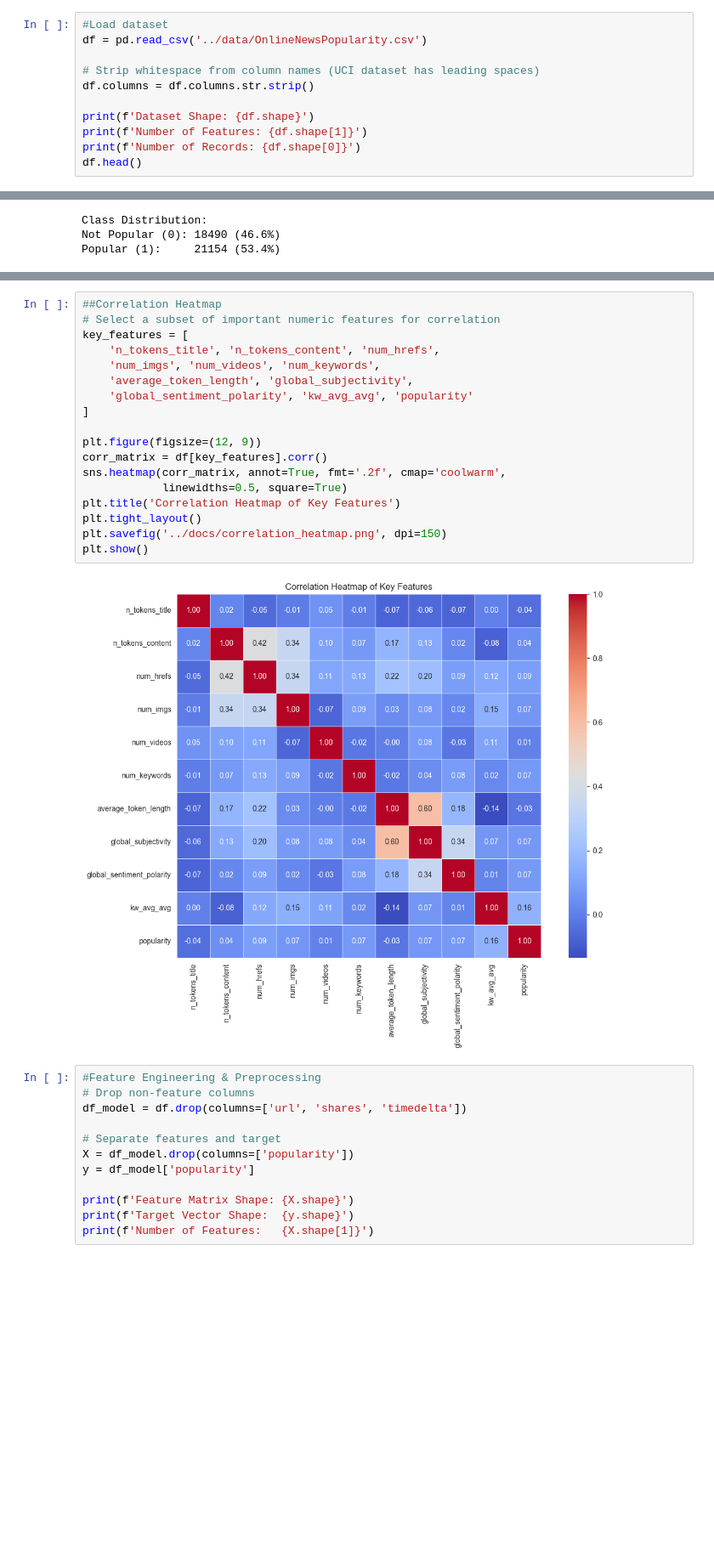
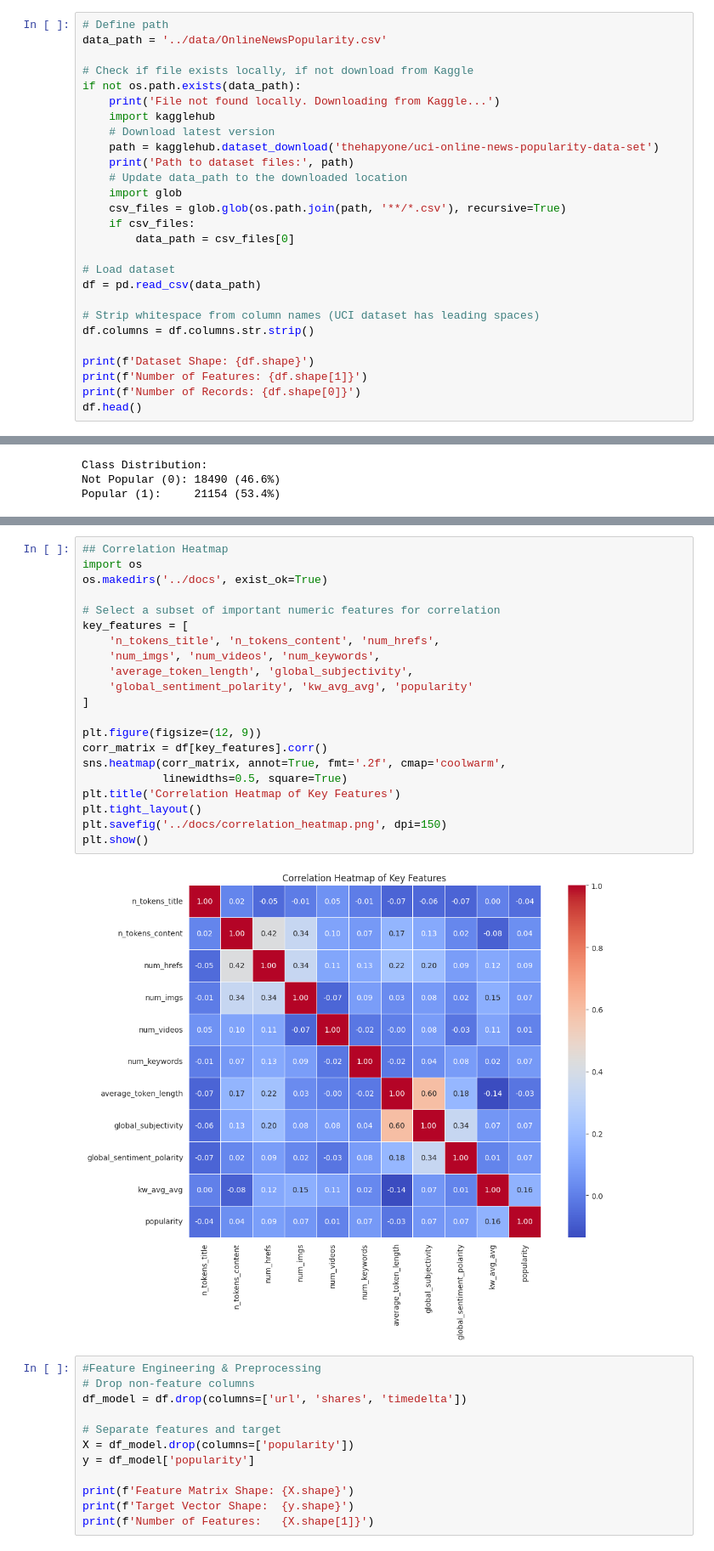
Before and after one commit to SLIIT-MSC-AI/ML_Group_Assignment, a Jupyter notebook: notebooks/EDA_and_Preprocessing.ipynb, the cells around one changed output, grey strips where cells are left out. Shown at 85% size. Cells and saved outputs as stored; diff of their text form; blank space fills up the shorter version.

Commit message:
feat: add automated Kaggle dataset download and ensure directory persistence for outputs

```diff
--- a/notebooks/EDA_and_Preprocessing.ipynb
+++ b/notebooks/EDA_and_Preprocessing.ipynb
@@ -13,8 +14,24 @@ warnings.filterwarnings('ignore')
 plt.rcParams['figure.figsize'] = (10, 6)
 sns.set_style('whitegrid')
 # %%
-#Load dataset
-df = pd.read_csv('../data/OnlineNewsPopularity.csv')
+# Define path
+data_path = '../data/OnlineNewsPopularity.csv'
+
+# Check if file exists locally, if not download from Kaggle
+if not os.path.exists(data_path):
+    print('File not found locally. Downloading from Kaggle...')
+    import kagglehub
+    # Download latest version
+    path = kagglehub.dataset_download('thehapyone/uci-online-news-popularity-data-set')
+    print('Path to dataset files:', path)
+    # Update data_path to the downloaded location
+    import glob
+    csv_files = glob.glob(os.path.join(path, '**/*.csv'), recursive=True)
+    if csv_files:
+        data_path = csv_files[0]
+
+# Load dataset
+df = pd.read_csv(data_path)
 
 # Strip whitespace from column names (UCI dataset has leading spaces)
 df.columns = df.columns.str.strip()
@@ -112,23 +135,26 @@ plt.show()
 # %%
-##Correlation Heatmap
+## Correlation Heatmap
+import os
+os.makedirs('../docs', exist_ok=True)
+
 # Select a subset of important numeric features for correlation
 key_features = [
     'n_tokens_title', 'n_tokens_content', 'num_hrefs',
     'num_imgs', 'num_videos', 'num_keywords',
     'average_token_length', 'global_subjectivity',
     'global_sentiment_polarity', 'kw_avg_avg', 'popularity'
 ]
 
 plt.figure(figsize=(12, 9))
 corr_matrix = df[key_features].corr()
 sns.heatmap(corr_matrix, annot=True, fmt='.2f', cmap='coolwarm',
             linewidths=0.5, square=True)
 plt.title('Correlation Heatmap of Key Features')
 plt.tight_layout()
 plt.savefig('../docs/correlation_heatmap.png', dpi=150)
 plt.show()
 # %% [output]
-[figure, old version]
+[figure, new version]
 # %%
 #Feature Engineering & Preprocessing
 # Drop non-feature columns
```
Also changed, not shown: parts of 5 cells of this notebook.
